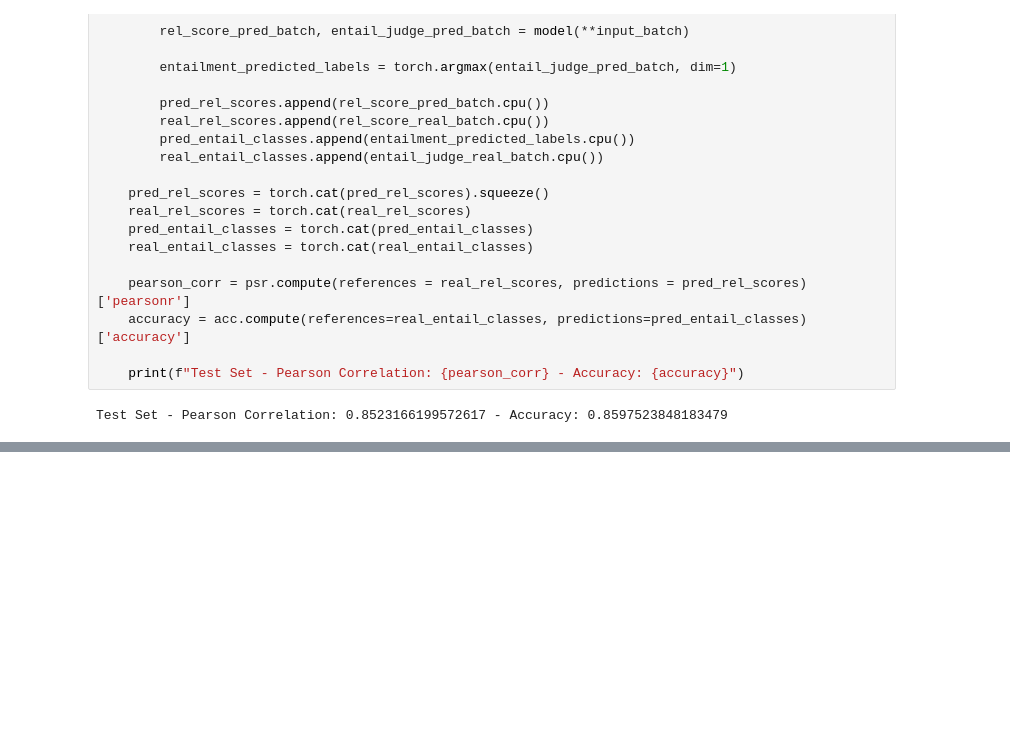
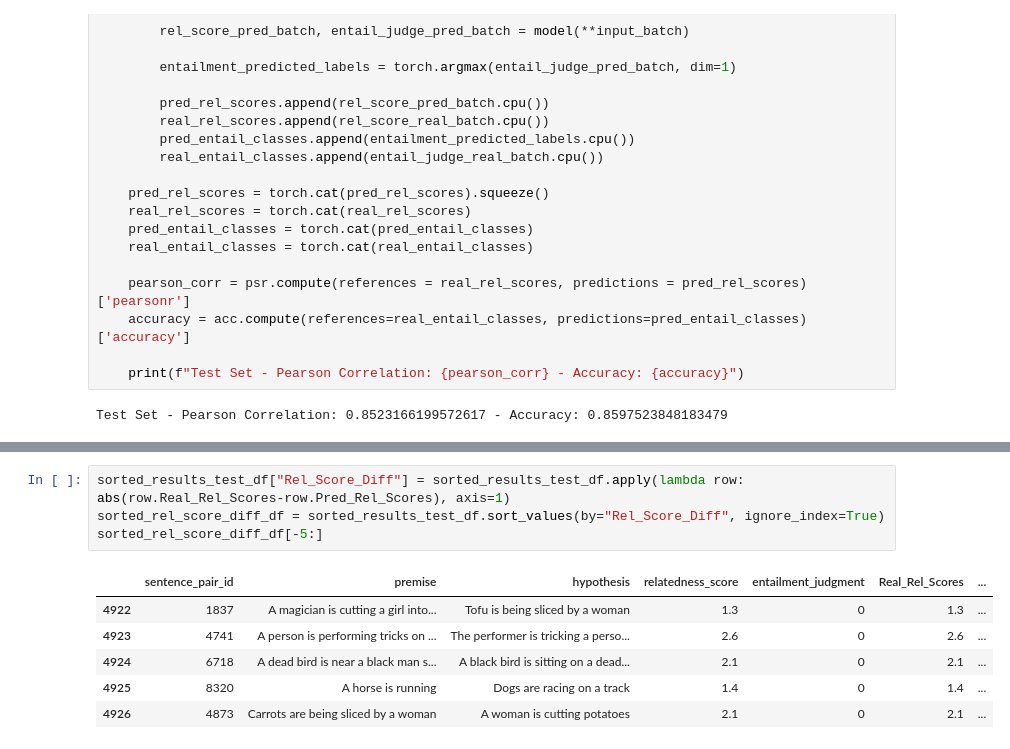
Before and after one commit to difersalest/NLP-Exercise-3, a Jupyter notebook: gpt2_version.ipynb, the cells around one changed output, grey strips where cells are left out. Drawn from its saved outputs; the diff is of its cells as text; blank space fills up the shorter version.

```diff
--- a/gpt2_version.ipynb
+++ b/gpt2_version.ipynb
@@ -366,0 +689,11 @@ Test Set - Pearson Correlation: 0.8523166199572617 - Accuracy: 0.859752384818347
+# %%
+sorted_results_test_df["Rel_Score_Diff"] = sorted_results_test_df.apply(lambda row: abs(row.Real_Rel_Scores-row.Pred_Rel_Scores), axis=1)
+sorted_rel_score_diff_df = sorted_results_test_df.sort_values(by="Rel_Score_Diff", ignore_index=True)
+sorted_rel_score_diff_df[-5:]
+# %% [output]
+|  | sentence_pair_id | premise | hypothesis | relatedness_score | entailment_judgment | Real_Rel_Scores | ... |
+| 4922 | 1837 | A magician is cutting a girl into... | Tofu is being sliced by a woman | 1.3 | 0 | 1.3 | ... |
+| 4923 | 4741 | A person is performing tricks on ... | The performer is tricking a perso... | 2.6 | 0 | 2.6 | ... |
+| 4924 | 6718 | A dead bird is near a black man s... | A black bird is sitting on a dead... | 2.1 | 0 | 2.1 | ... |
+| 4925 | 8320 | A horse is running | Dogs are racing on a track | 1.4 | 0 | 1.4 | ... |
+| 4926 | 4873 | Carrots are being sliced by a woman | A woman is cutting potatoes | 2.1 | 0 | 2.1 | ... |
```
Also changed, not shown: parts of 17 cells of this notebook, 20 other files.
